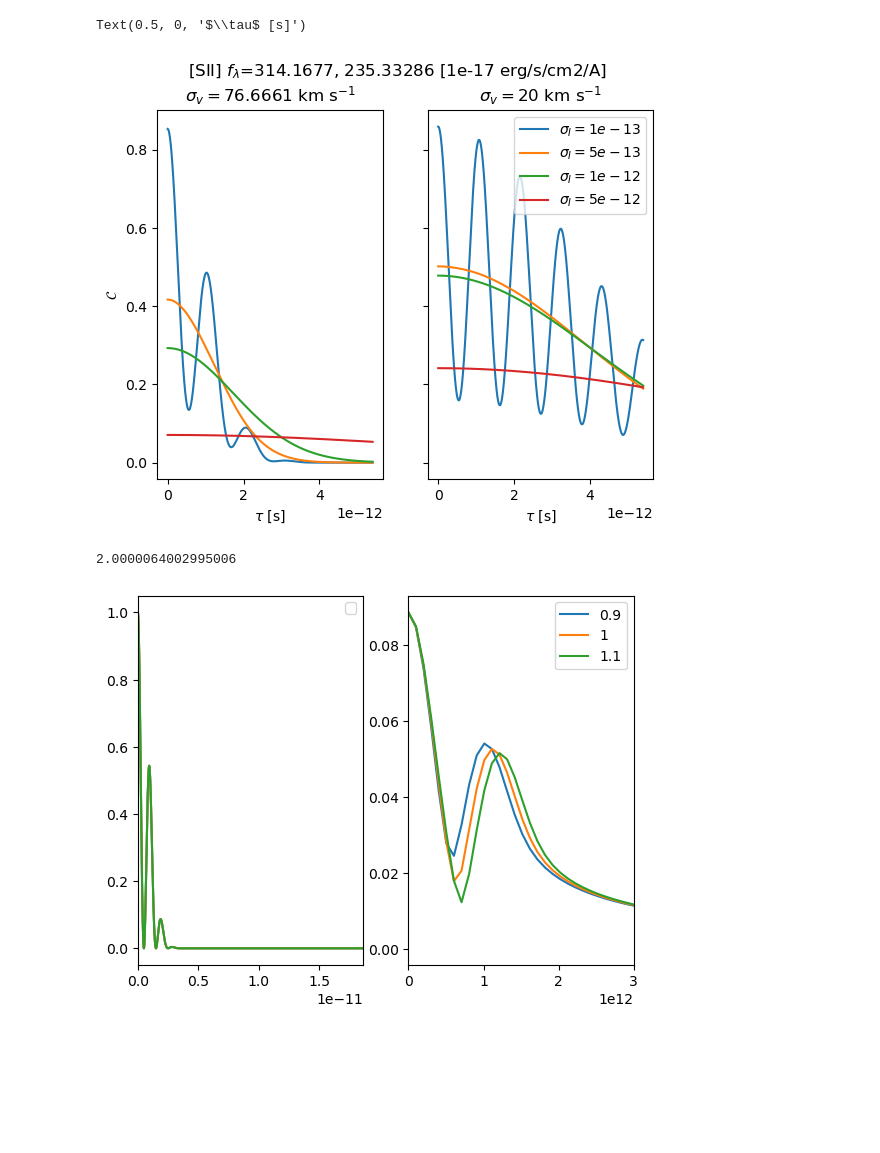
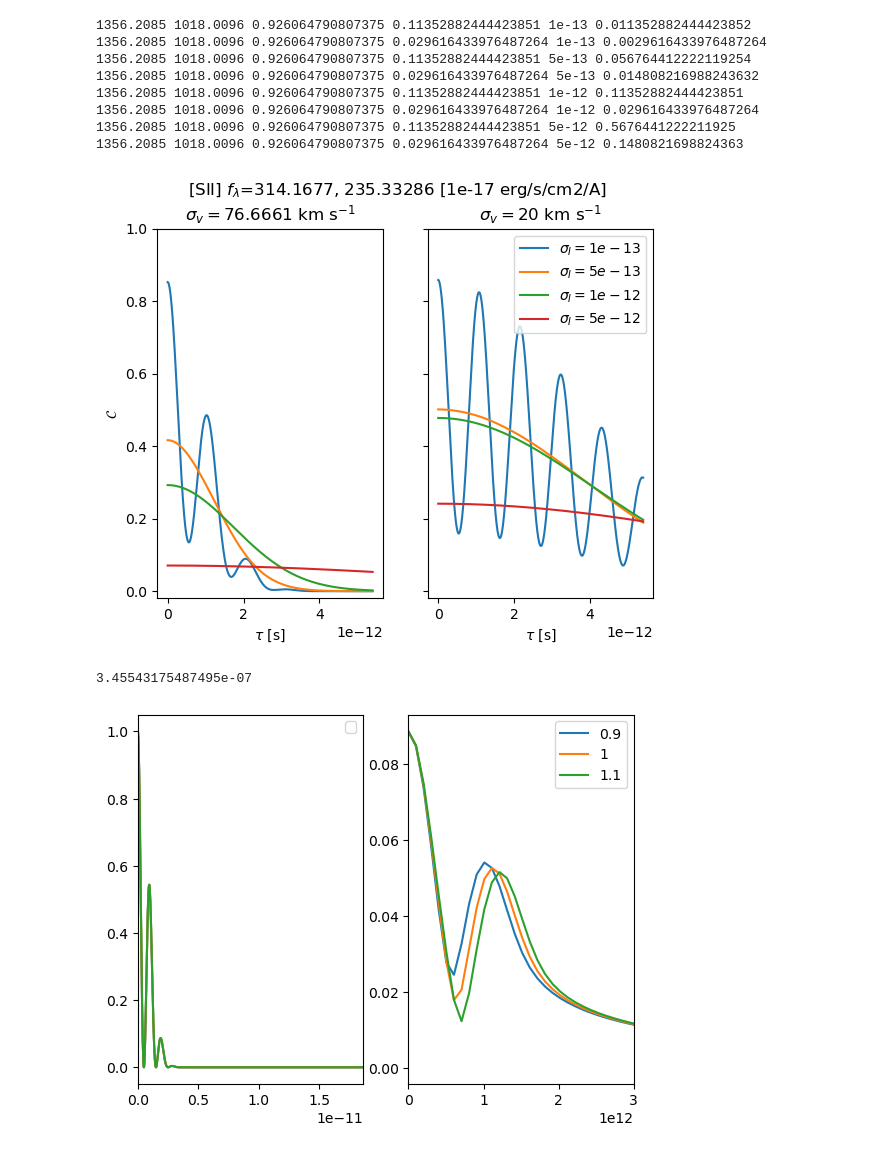
Before and after one commit to AlexGKim/OII, a Jupyter notebook: Untitled.ipynb, the cells around one changed output. Saved outputs shown, nothing was run; the diff lists cells and outputs as text; code cells hidden in the pictures; blank space fills up the shorter version.

```diff
--- a/Untitled.ipynb
+++ b/Untitled.ipynb
@@ -82,7 +82,7 @@ def mathcalC(data,wavelengths=[4959.,5007.],si=5e-12, s_v = None):
 # %%
 fig, axs = plt.subplots(1, 2, sharey=True)
 data = [0.0018866471, 73.13354 , 73.13354, 2254.1033, 6827.6787,988.425, 2992.3325]
-for s in [1e-14,5e-14,1e-13,5e-13,1e-12]:
+for s in [5e-14,1e-13,5e-13,1e-12]:
     tau, C = mathcalC(data, [4959.,5007.],s, s_v=None)
     axs[0].plot(tau,C,label=r'$\sigma_I={}$'.format(s))
     tau, C = mathcalC(data, [4959.,5007.],s, s_v=20)
@@ -94,4 +94,8 @@ axs[0].set_xlabel(r"$\tau$ [s]")
 axs[0].set_title(r'$\sigma_v={}$ km s$^{{-1}}$'.format(data[1]))
 axs[1].set_title(r'$\sigma_v=20$ km s$^{-1}$')
 axs[1].set_xlabel(r"$\tau$ [s]")
+axs[1].set_xlabel(r"$\tau$ [s]")
+axs[0].set_ylim((-0.02,1))
+axs[1].set_ylim((-0.02,1))
+plt.savefig("OIII.pdf")
 # %% [output]
@@ -118,26 +139,38 @@ Text(0.5, 0, '$\\tau$ [s]')
 # %%
 fig, axs = plt.subplots(1, 2, sharey=True)
 data = [0.003418644 , 76.6661 , 76.6661 , 1356.2085 , 1018.0096, 314.1677, 235.33286]
 for s in [1e-13,5e-13,1e-12,5e-12]:
     tau, C = mathcalC(data, [6716.,6730.],s, s_v=None)
     axs[0].plot(tau,C,label=r'$\sigma_I={}$'.format(s))
     tau, C = mathcalC(data, [6716.,6730.],s, s_v=20)
     axs[1].plot(tau,C,label=r'$\sigma_I={}$'.format(s))
 plt.legend()
 fig.suptitle('[SII] $f_\lambda$={}, {} [1e-17 erg/s/cm2/A]'.format(data[5],data[6]))
 axs[0].set_ylabel(r"$\mathcal{C}$")
 axs[0].set_xlabel(r"$\tau$ [s]")
 axs[0].set_title(r'$\sigma_v={}$ km s$^{{-1}}$'.format(data[1]))
 axs[1].set_title(r'$\sigma_v=20$ km s$^{-1}$')
 axs[1].set_xlabel(r"$\tau$ [s]")
+axs[0].set_ylim((-0.02,1))
+axs[1].set_ylim((-0.02,1))
+plt.savefig("SII.pdf")
 # %% [output]
-Text(0.5, 0, '$\\tau$ [s]')
+1356.2085 1018.0096 0.926064790807375 0.11352882444423851 1e-13 0.011352882444423852
+1356.2085 1018.0096 0.926064790807375 0.029616433976487264 1e-13 0.0029616433976487264
+1356.2085 1018.0096 0.926064790807375 0.11352882444423851 5e-13 0.056764412222119254
+1356.2085 1018.0096 0.926064790807375 0.029616433976487264 5e-13 0.014808216988243632
+1356.2085 1018.0096 0.926064790807375 0.11352882444423851 1e-12 0.11352882444423851
+1356.2085 1018.0096 0.926064790807375 0.029616433976487264 1e-12 0.029616433976487264
+1356.2085 1018.0096 0.926064790807375 0.11352882444423851 5e-12 0.5676441222211925
+1356.2085 1018.0096 0.926064790807375 0.029616433976487264 5e-12 0.1480821698824363
-[figure, old version]
+[figure, new version]
 # %%
-
-C[0]
+#dum = [6403.84, 6390.84] # Fe
+dum = [3691.68, 3688.09] # Ca
+dnu  = (dum[0]-dum[1])/4.135e-15
+print(3e8/dnu)
 # %% [output]
-2.0000064002995006
+3.45543175487495e-07
 # %%
 def plot1():
 
```
Also changed, not shown: parts of 4 cells of this notebook.
